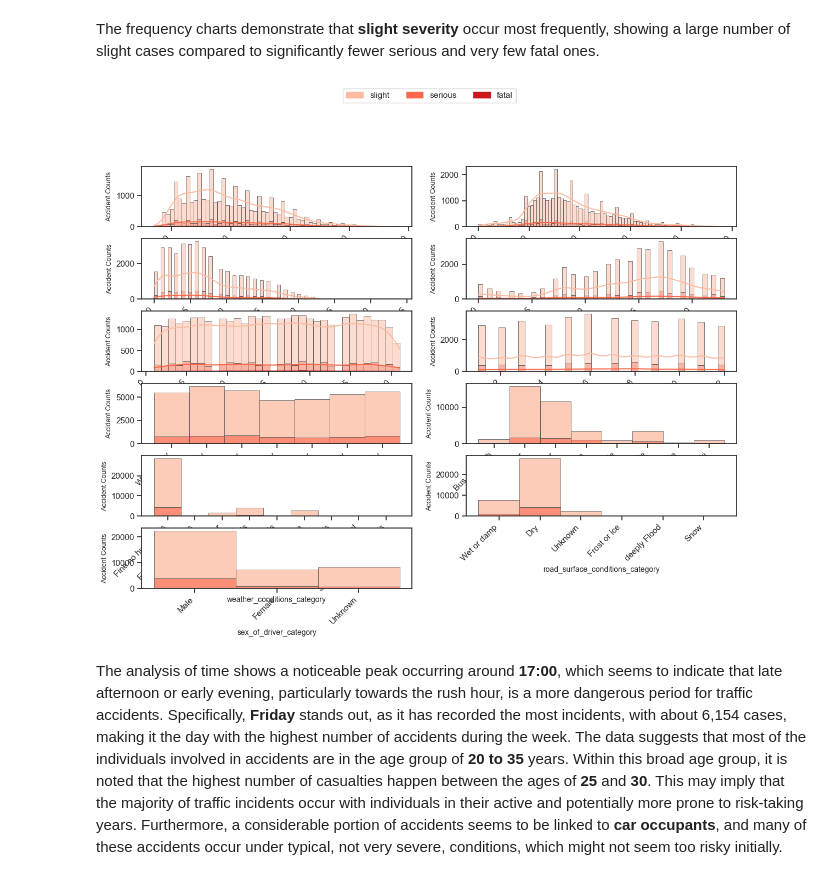
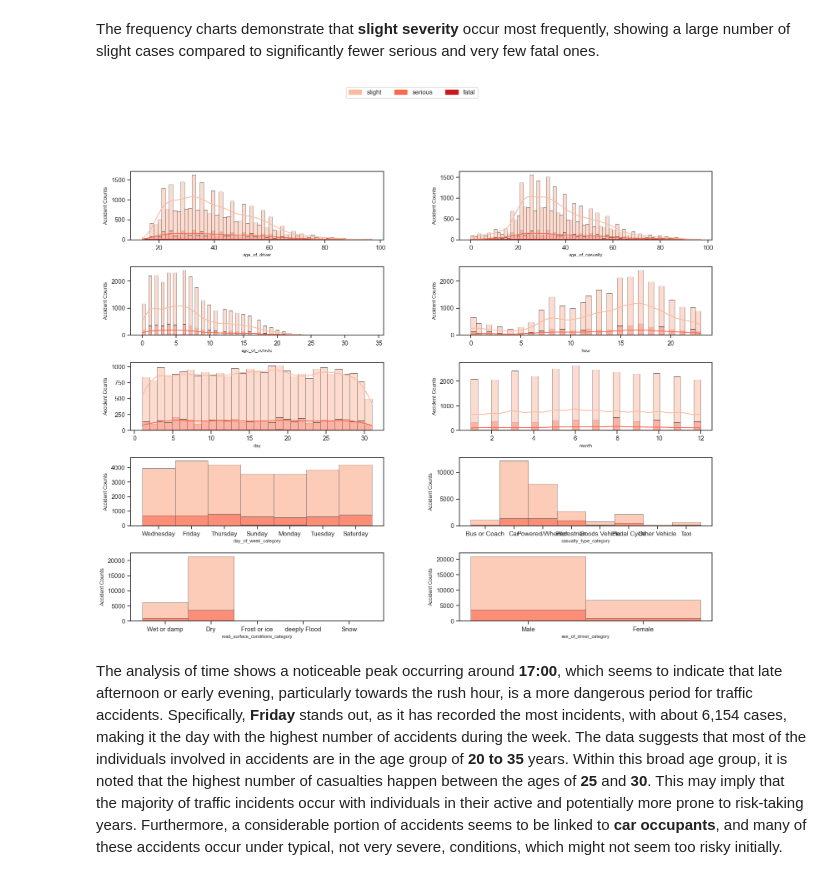
Before and after one commit to Aurora-77777/casa0006, a Jupyter notebook: Template_submission_CASA0006.ipynb, the cells around one changed output. Drawn from its saved outputs; the diff is of its cells as text; code cells hidden in the pictures.

```diff
--- a/Template_submission_CASA0006.ipynb
+++ b/Template_submission_CASA0006.ipynb
@@ -603,8 +606,8 @@ categorical_vars = {
 
 severity_order = ["slight", "serious", "fatal"]
 my_palette = sns.color_palette("Reds", n_colors=3)
-fig = plt.figure(figsize=(14, 10))
-gs = gridspec.GridSpec(6, 2, figure=fig)
+fig = plt.figure(figsize=(18, 14))  # 宽度增加以容纳3列
+gs = gridspec.GridSpec(5, 2, figure=fig, hspace=0.4, wspace=0.3)
 
 vars_to_plot = [
     "age_of_driver",
@@ -615,7 +618,6 @@ vars_to_plot = [
     "month",
     "day_of_week_category",
     "casualty_type_category",
-    "weather_conditions_category",
     "road_surface_conditions_category",
     "sex_of_driver_category"
 ]
@@ -625,12 +627,11 @@ for idx, var in enumerate(vars_to_plot):
     if var in categorical_vars:
         df_cat = df.copy()
         df_cat[var] = df_cat[var].astype(str)
-
         sns.histplot(
             data=df_cat,
             x=var,
             hue="accident_severity_category",
-            hue_order=severity_order,       # <--- use custom order
+            hue_order=severity_order,
             multiple="stack",
             discrete=True,
             palette=my_palette,
@@ -639,35 +640,34 @@ for idx, var in enumerate(vars_to_plot):
             ax=ax,
             legend=False
         )
         ax.set_xlabel(var, fontsize=10)
         ax.set_ylabel("Accident Counts", fontsize=9)
     else:
         data_to_plot = df.dropna(subset=[var])
         sns.histplot(
             data=data_to_plot,
             x=var,
             hue="accident_severity_category",
             hue_order=severity_order,
             multiple="stack",
             palette=my_palette,
             kde=True,
             edgecolor=".3",
             linewidth=0.5,
             ax=ax,
             legend=False
         )
         ax.set_xlabel(var, fontsize=10)
         ax.set_ylabel("Accident Counts", fontsize=9)
         ax.ticklabel_format(style='plain', axis='x', useOffset=False)
-
-    ax.set_xticklabels(ax.get_xticklabels(), rotation=45, ha='right')
+    ax.set_xticklabels(ax.get_xticklabels())
 
 patches = [mpatches.Patch(color=my_palette[i], label=severity_order[i]) for i in range(3)]
 fig.legend(handles=patches, loc='upper center', bbox_to_anchor=(0.5, 1.03), ncol=3)
 
 plt.tight_layout()
 plt.show()
 # %% [output]
-[figure, old version]
+[figure, new version]
 # %% [markdown]
 The analysis of time shows a noticeable peak occurring around **17:00**, which seems to indicate that late afternoon or early evening, particularly towards the rush hour, is a more dangerous period for traffic accidents.  Specifically, **Friday** stands out, as it has recorded the most incidents, with about 6,154 cases, making it the day with the highest number of accidents during the week.  The data suggests that most of the individuals involved in accidents are in the age group of **20 to 35** years.  Within this broad age group, it is noted that the highest number of casualties happen between the ages of **25** and **30**.  This may imply that the majority of traffic incidents occur with individuals in their active and potentially more prone to risk-taking years. Furthermore, a considerable portion of accidents seems to be linked to **car occupants**, and many of these accidents occur under typical, not very severe, conditions, which might not seem too risky initially.  **Male** drivers seem to be involved in these accidents at a higher frequency, which suggests that gender might play a role in the occurrence of traffic incidents.
```
Also changed, not shown: parts of 49 cells of this notebook.
